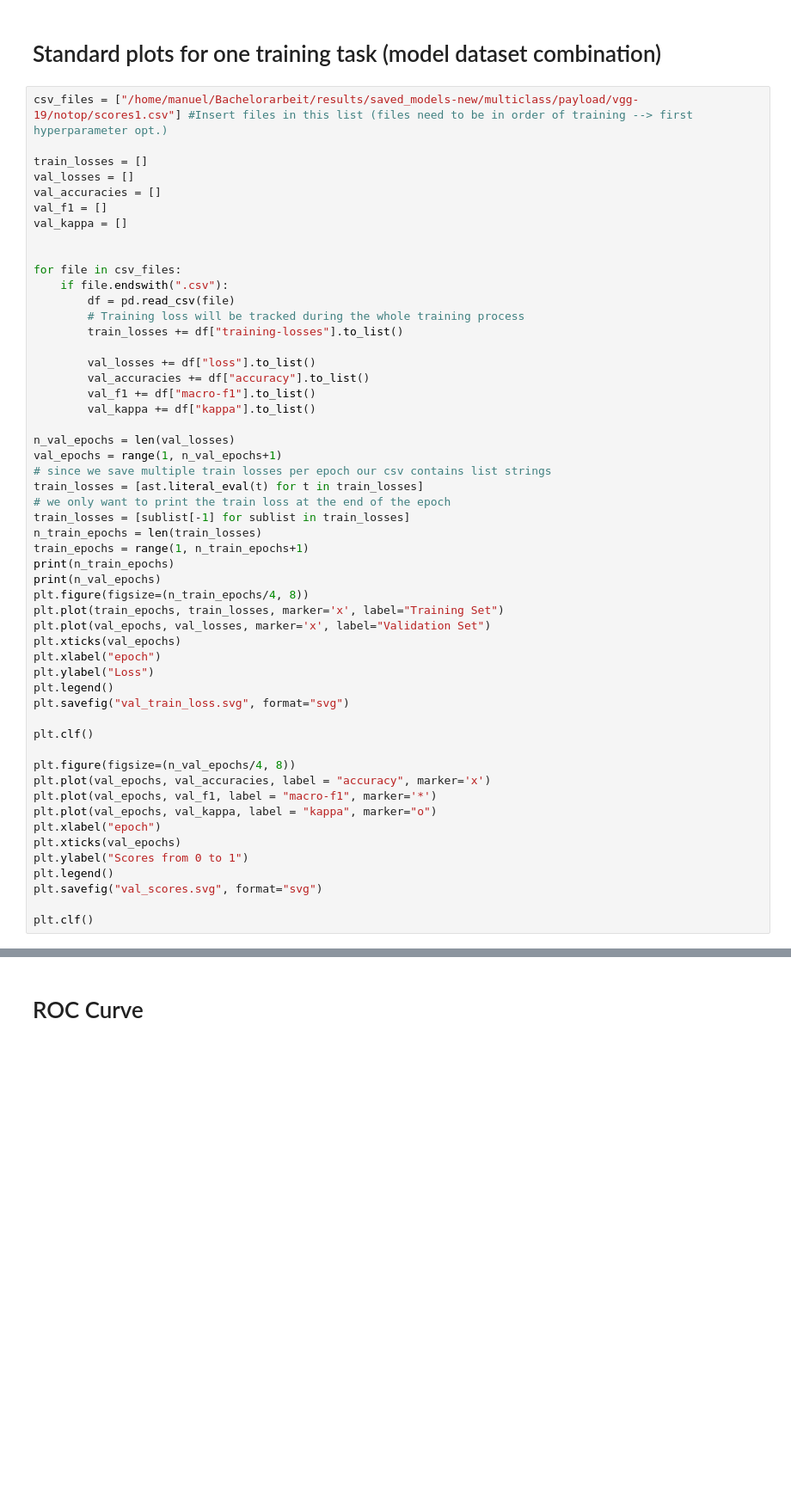
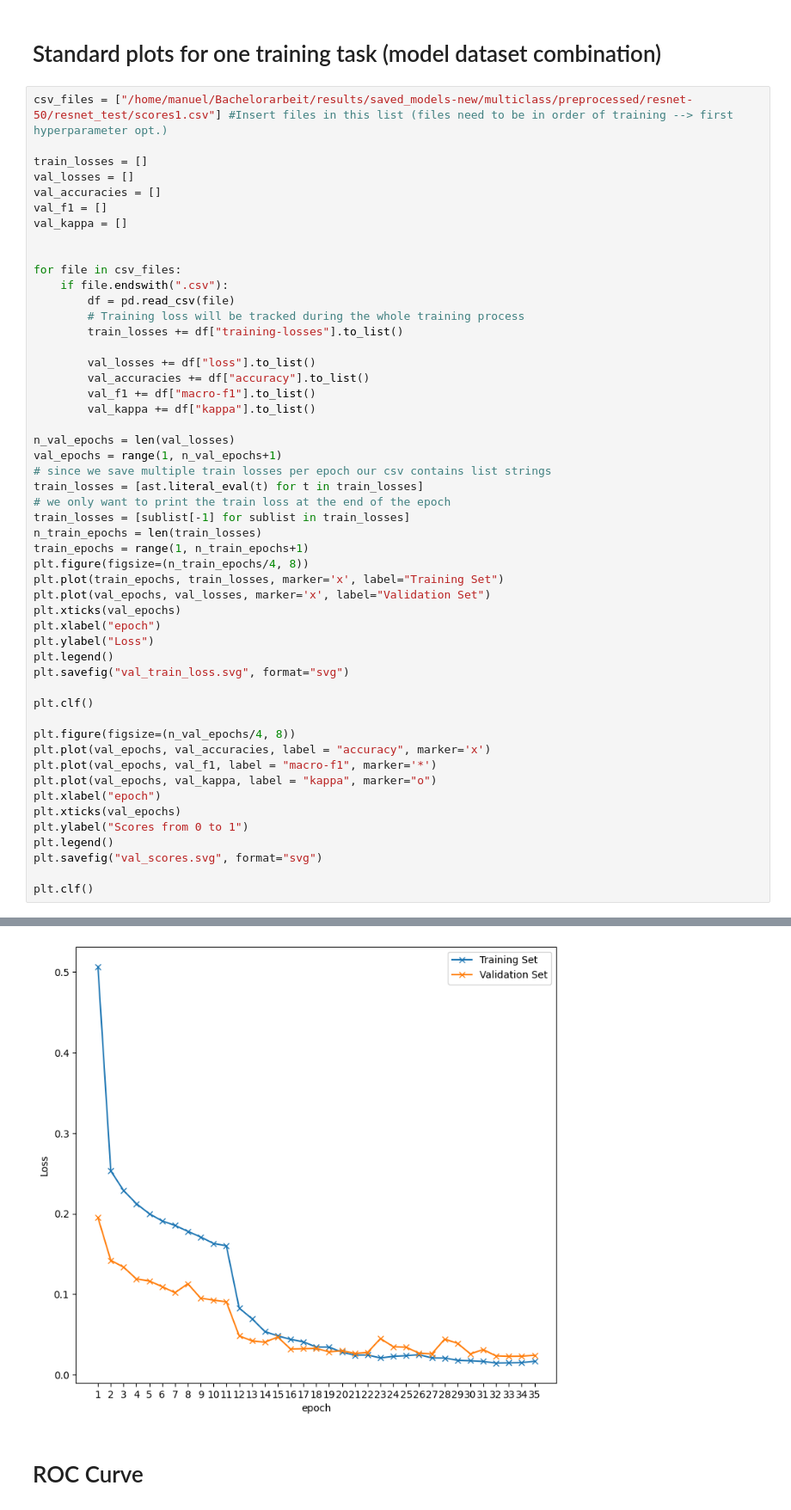
Before and after one commit to maxi99manuel99/flow-image-classification, a Jupyter notebook: plot_scores.ipynb, the cells around one changed output, grey strips where cells are left out. Shown at 86% size. Saved outputs shown, nothing was run; the diff lists cells and outputs as text; blank space fills up the shorter version.

```diff
--- a/plot_scores.ipynb
+++ b/plot_scores.ipynb
@@ -14,7 +14,7 @@ PAYLOAD_CLASSES = ['BitTorrent', 'Cridex', 'FTP', 'Gmail', 'Htbot', 'Neris', 'Ns
 # %% [markdown]
 # Standard plots for one training task (model dataset combination)
 # %%
-csv_files = ["/home/manuel/Bachelorarbeit/results/saved_models-new/multiclass/payload/vgg-19/notop/scores1.csv"] #Insert files in this list (files need to be in order of training --> first hyperparameter opt.)
+csv_files = ["/home/manuel/Bachelorarbeit/results/saved_models-new/multiclass/preprocessed/resnet-50/resnet_test/scores1.csv"] #Insert files in this list (files need to be in order of training --> first hyperparameter opt.)
 
 train_losses = []
 val_losses = []
@@ -42,8 +42,6 @@ train_losses = [ast.literal_eval(t) for t in train_losses]
 train_losses = [sublist[-1] for sublist in train_losses]
 n_train_epochs = len(train_losses)
 train_epochs = range(1, n_train_epochs+1)
-print(n_train_epochs)
-print(n_val_epochs)
 plt.figure(figsize=(n_train_epochs/4, 8))
 plt.plot(train_epochs, train_losses, marker='x', label="Training Set")
 plt.plot(val_epochs, val_losses, marker='x', label="Validation Set")
@@ -74,3 +71,4 @@ plt.clf()
+[figure, added]
 # %% [markdown]
 # ROC Curve
 # %%
```
Also changed, not shown: parts of 4 cells of this notebook.
